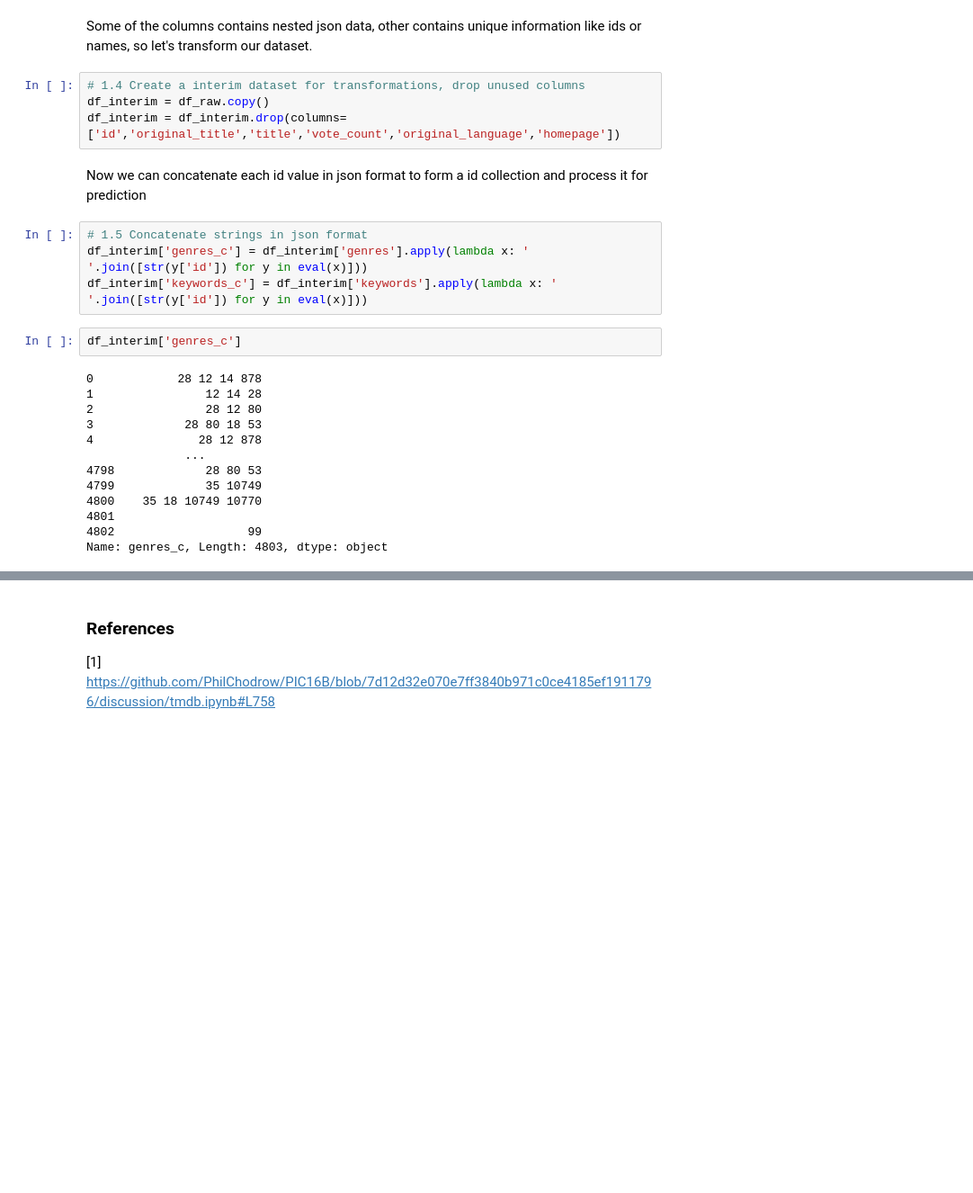
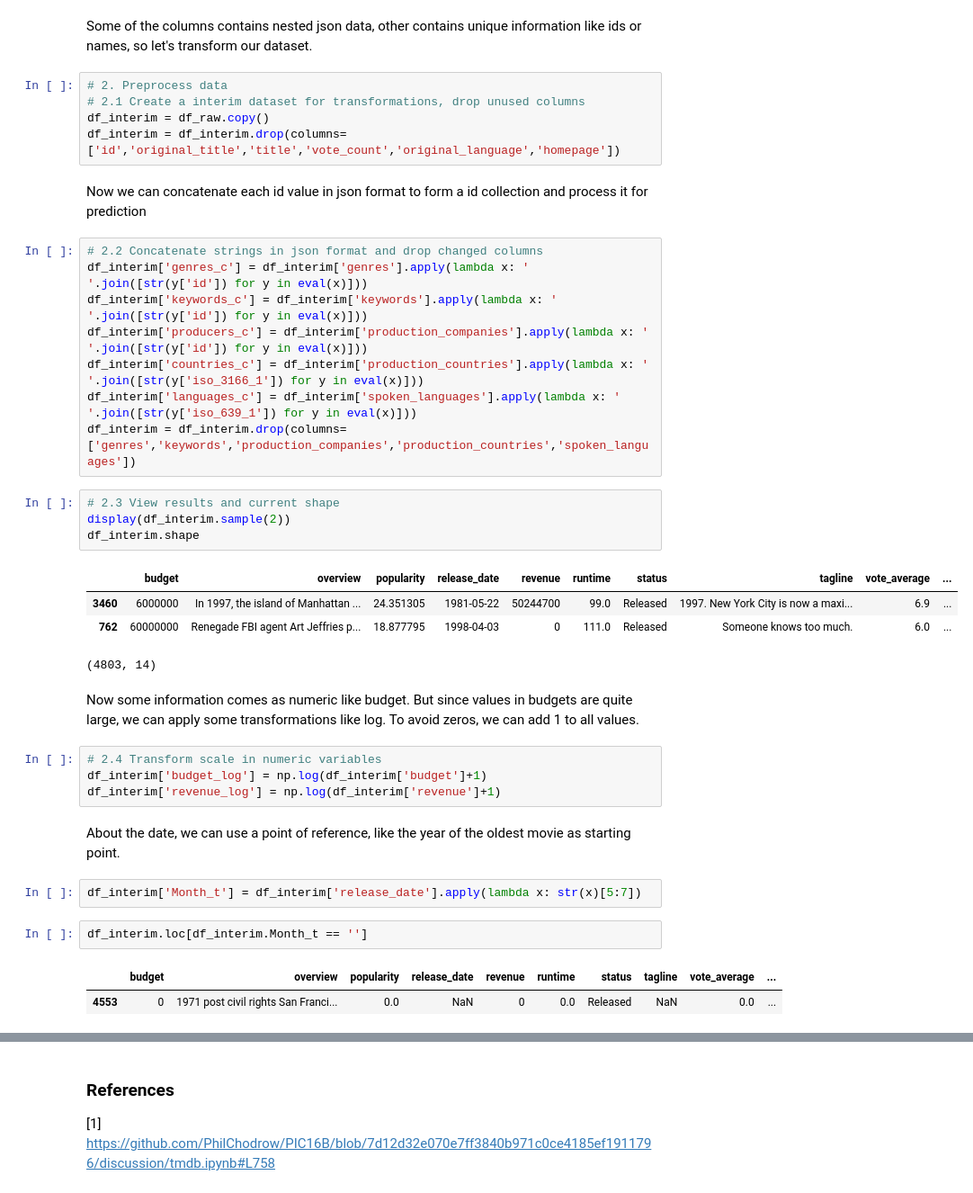
Before and after one commit to alexismenanieves/TensorFlow_Basics, a Jupyter notebook: notebooks/02_TMDB_Movie_Score_Regression.ipynb, the cells around one changed output, grey strips where cells are left out. Shown: that part at 90% size. Drawn from its saved outputs; the diff is of its cells as text; blank space fills up the shorter version.

```diff
--- a/notebooks/02_TMDB_Movie_Score_Regression.ipynb
+++ b/notebooks/02_TMDB_Movie_Score_Regression.ipynb
@@ -67,28 +67,45 @@ df_raw.sample(10, random_state=2024)
 Some of the columns contains nested json data, other contains unique
 information like ids or names, so let's transform our dataset.
 # %%
-# 1.4 Create a interim dataset for transformations, drop unused columns
+# 2. Preprocess data
+# 2.1 Create a interim dataset for transformations, drop unused columns
 df_interim = df_raw.copy()
 df_interim = df_interim.drop(columns=['id','original_title','title','vote_count','original_language','homepage'])
 # %% [markdown]
 Now we can concatenate each id value in json format to form a id collection
 and process it for prediction
 # %%
-# 1.5 Concatenate strings in json format
+# 2.2 Concatenate strings in json format and drop changed columns
 df_interim['genres_c'] = df_interim['genres'].apply(lambda x: ' '.join([str(y['id']) for y in eval(x)]))
 df_interim['keywords_c'] = df_interim['keywords'].apply(lambda x: ' '.join([str(y['id']) for y in eval(x)]))
+df_interim['producers_c'] = df_interim['production_companies'].apply(lambda x: ' '.join([str(y['id']) for y in eval(x)]))
+df_interim['countries_c'] = df_interim['production_countries'].apply(lambda x: ' '.join([str(y['iso_3166_1']) for y in eval(x)]))
+df_interim['languages_c'] = df_interim['spoken_languages'].apply(lambda x: ' '.join([str(y['iso_639_1']) for y in eval(x)]))
+df_interim = df_interim.drop(columns=['genres','keywords','production_companies','production_countries','spoken_languages'])
-# %%
-df_interim['genres_c']
-# %% [output]
-0            28 12 14 878
-1                12 14 28
-2                28 12 80
-3             28 80 18 53
-4               28 12 878
-              ...
-4798             28 80 53
-4799             35 10749
-4800    35 18 10749 10770
-4801
-4802                   99
-Name: genres_c, Length: 4803, dtype: object
+# %%
+# 2.3 View results and current shape
+display(df_interim.sample(2))
+df_interim.shape
+# %% [output]
+|  | budget | overview | popularity | release_date | revenue | runtime | status | tagline | vote_average | ... |
+| 3460 | 6000000 | In 1997, the island of Manhattan ... | 24.351305 | 1981-05-22 | 50244700 | 99.0 | Released | 1997. New York City is now a maxi... | 6.9 | ... |
+| 762 | 60000000 | Renegade FBI agent Art Jeffries p... | 18.877795 | 1998-04-03 | 0 | 111.0 | Released | Someone knows too much. | 6.0 | ... |
+(4803, 14)
+# %% [markdown]
+Now some information comes as numeric like budget. But since values in
+budgets are quite large, we can apply some transformations like log. To
+avoid zeros, we can add 1 to all values.
+# %%
+# 2.4 Transform scale in numeric variables
+df_interim['budget_log'] = np.log(df_interim['budget']+1)
+df_interim['revenue_log'] = np.log(df_interim['revenue']+1)
+# %% [markdown]
+About the date, we can use a point of reference, like the year of the
+oldest movie as starting point.
+# %%
+df_interim['Month_t'] = df_interim['release_date'].apply(lambda x: str(x)[5:7])
+# %%
+df_interim.loc[df_interim.Month_t == '']
+# %% [output]
+|  | budget | overview | popularity | release_date | revenue | runtime | status | tagline | vote_average | ... |
+| 4553 | 0 | 1971 post civil rights San Franci... | 0.0 | NaN | 0 | 0.0 | Released | NaN | 0.0 | ... |
```
Also changed, not shown: parts of 4 cells of this notebook.
